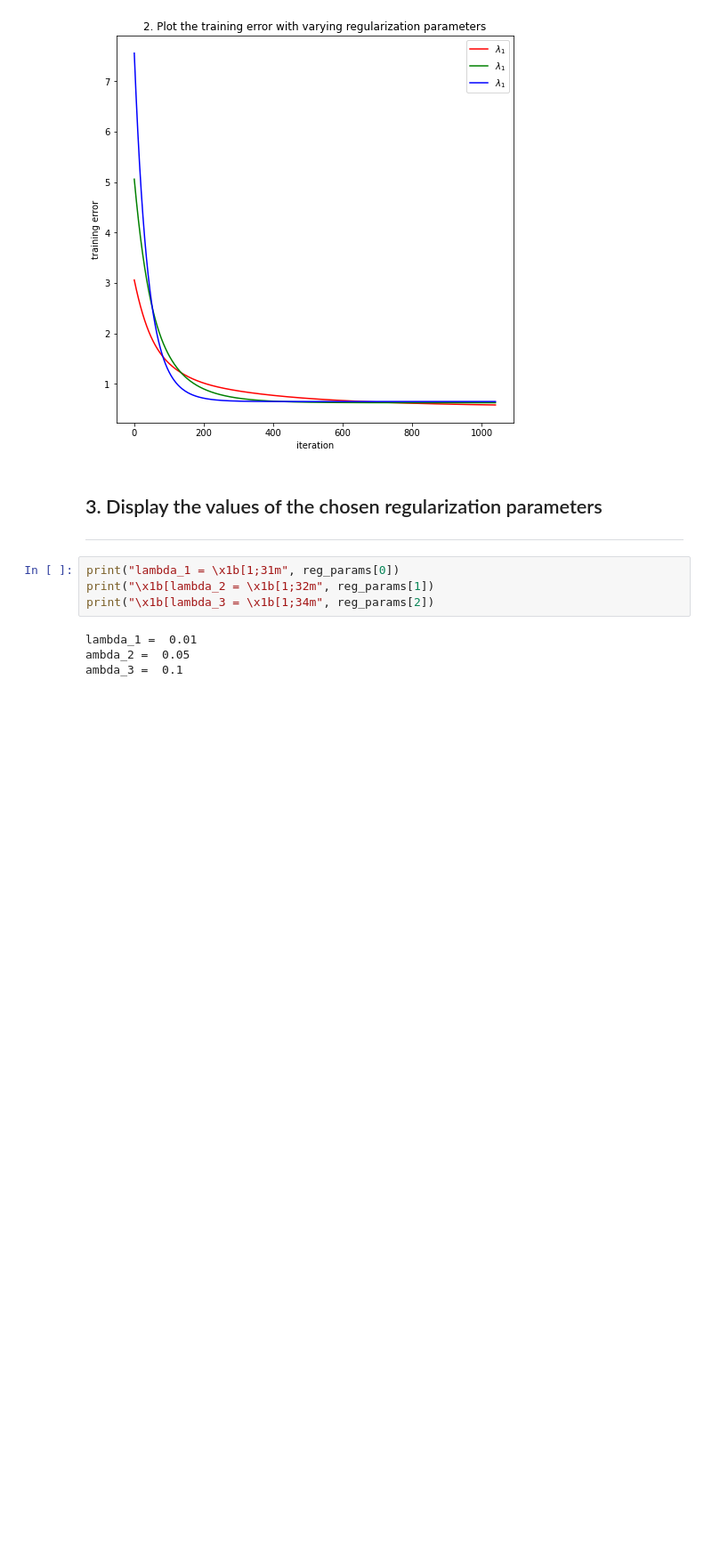
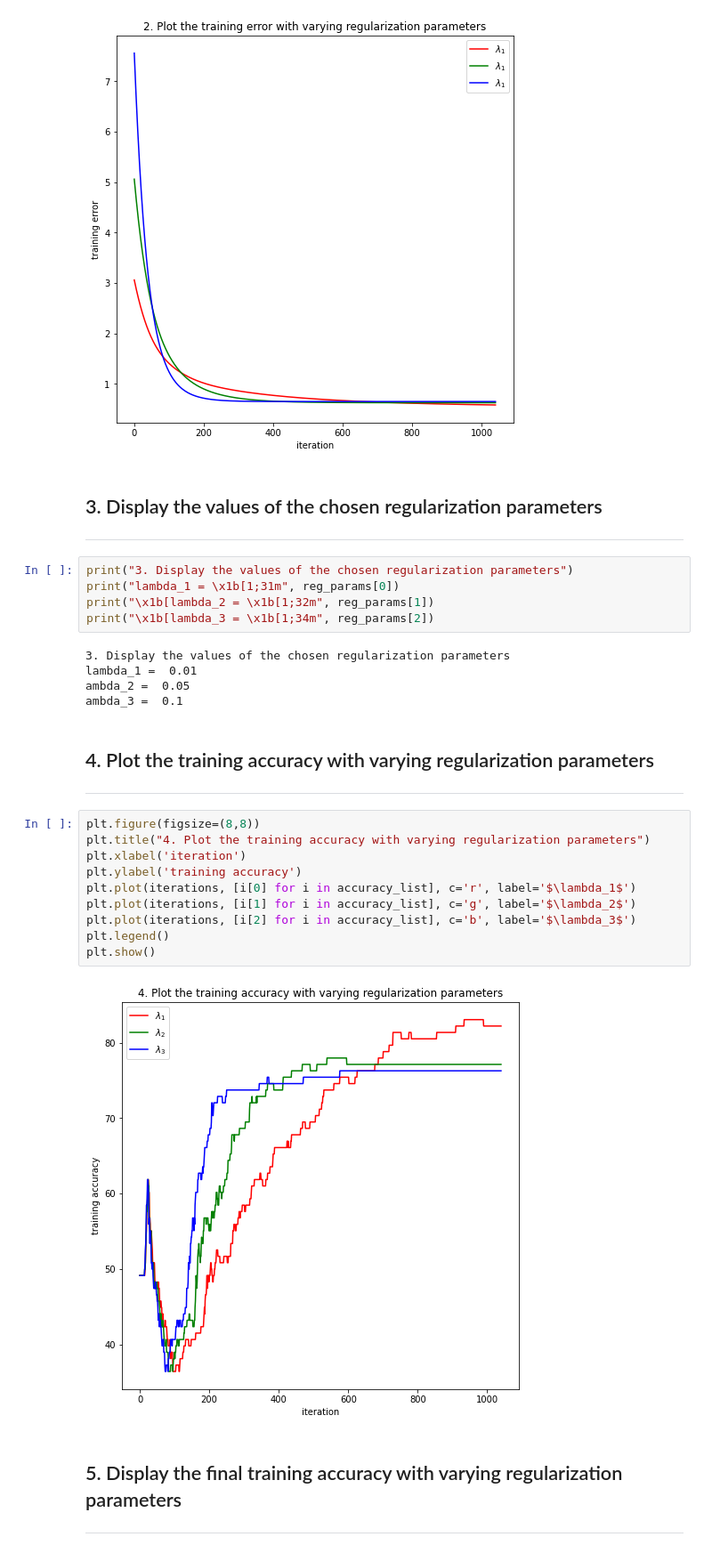
Before and after one commit to Reichidad/Machine-Learning-2020-Spring-Class, a Jupyter notebook: assignment07.ipynb, the cells around one changed output. Shown: that part at 89% size. Drawn from its saved outputs; the diff is of its cells as text; blank space fills up the shorter version.

```diff
--- a/assignment07.ipynb
+++ b/assignment07.ipynb
@@ -186,10 +186,30 @@ plt.show()
 ## 3. Display the values of the chosen regularization parameters
 ___
 # %%
+print("3. Display the values of the chosen regularization parameters")
 print("lambda_1 = \x1b[1;31m", reg_params[0])
 print("\x1b[lambda_2 = \x1b[1;32m", reg_params[1])
 print("\x1b[lambda_3 = \x1b[1;34m", reg_params[2])
 # %% [output]
+3. Display the values of the chosen regularization parameters
 lambda_1 =  0.01
 ambda_2 =  0.05
 ambda_3 =  0.1
+# %% [markdown]
+## 4. Plot the training accuracy with varying regularization parameters
+___
+# %%
+plt.figure(figsize=(8,8))
+plt.title("4. Plot the training accuracy with varying regularization parameters")
+plt.xlabel('iteration')
+plt.ylabel('training accuracy')
+plt.plot(iterations, [i[0] for i in accuracy_list], c='r', label='$\lambda_1$')
+plt.plot(iterations, [i[1] for i in accuracy_list], c='g', label='$\lambda_2$')
+plt.plot(iterations, [i[2] for i in accuracy_list], c='b', label='$\lambda_3$')
+plt.legend()
+plt.show()
+# %% [output]
+[figure, added]
+# %% [markdown]
+## 5. Display the final training accuracy with varying regularization parameters
+___
```
Also changed, not shown: parts of 1 cell of this notebook.
